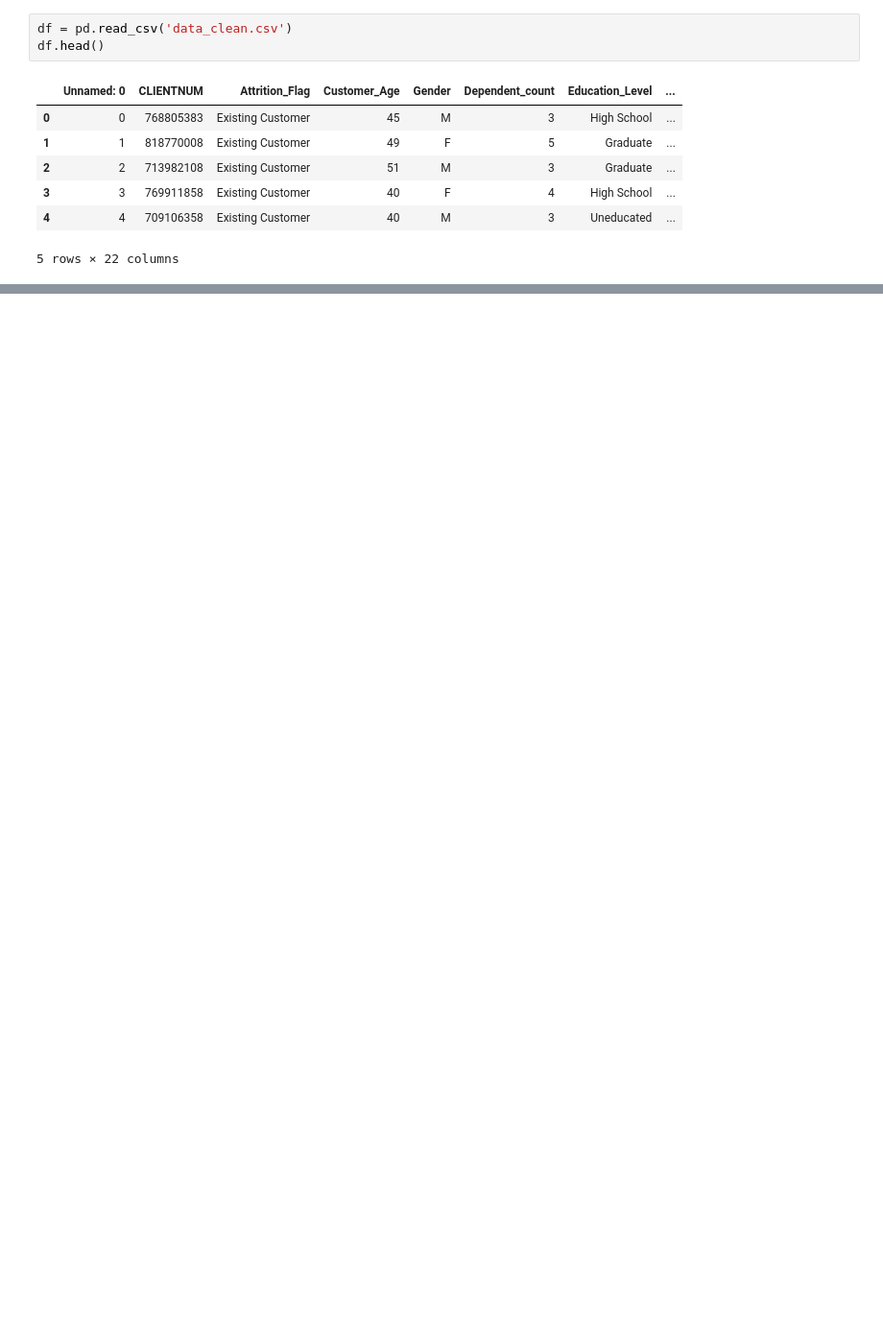
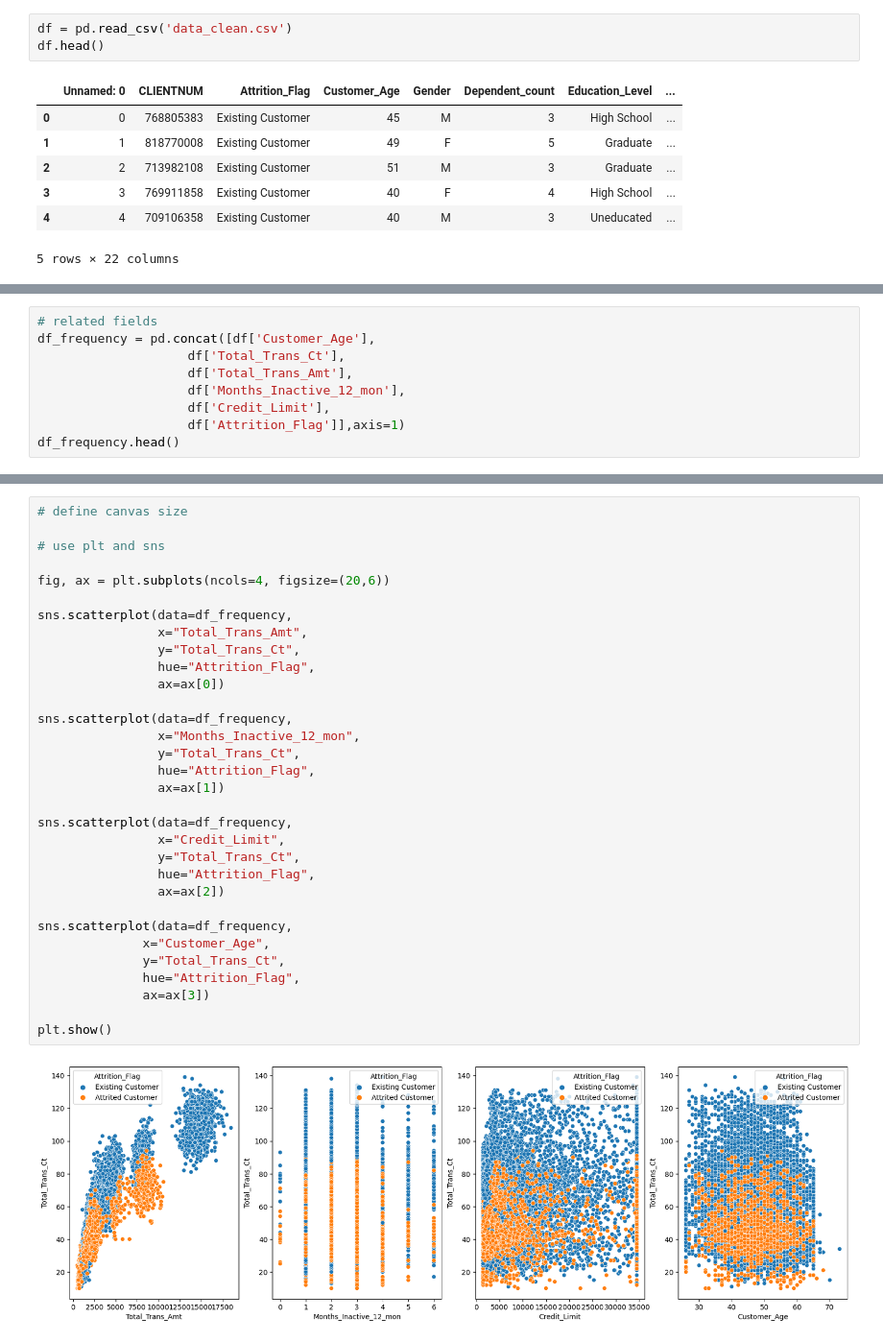
Before and after one commit to NalianLu/Norah_Portfolio, a Jupyter notebook: Project_1_Bank_Churners_Analysis_and_Prediction/2_EDA.ipynb, the cells around one changed output, grey strips where cells are left out. Shown at 96% size. Drawn from its saved outputs; the diff is of its cells as text; blank space fills up the shorter version.

```diff
--- a/Project_1_Bank_Churners_Analysis_and_Prediction/2_EDA.ipynb
+++ b/Project_1_Bank_Churners_Analysis_and_Prediction/2_EDA.ipynb
@@ -17,0 +42,9 @@ df.head()
+# %%
+# related fields
+df_frequency = pd.concat([df['Customer_Age'],
+                    df['Total_Trans_Ct'],
+                    df['Total_Trans_Amt'],
+                    df['Months_Inactive_12_mon'],
+                    df['Credit_Limit'],
+                    df['Attrition_Flag']],axis=1)
+df_frequency.head()
@@ -17,0 +58,34 @@ df.head()
+# %%
+# define canvas size
+
+# use plt and sns
+
+fig, ax = plt.subplots(ncols=4, figsize=(20,6))
+
+sns.scatterplot(data=df_frequency,
+                x="Total_Trans_Amt",
+                y="Total_Trans_Ct",
+                hue="Attrition_Flag",
+                ax=ax[0])
+
+sns.scatterplot(data=df_frequency,
+                x="Months_Inactive_12_mon",
+                y="Total_Trans_Ct",
+                hue="Attrition_Flag",
+                ax=ax[1])
+
+sns.scatterplot(data=df_frequency,
+                x="Credit_Limit",
+                y="Total_Trans_Ct",
+                hue="Attrition_Flag",
+                ax=ax[2])
+
+sns.scatterplot(data=df_frequency,
+              x="Customer_Age",
+              y="Total_Trans_Ct",
+              hue="Attrition_Flag",
+              ax=ax[3])
+
+plt.show()
+# %% [output]
+[figure, added]
```
Also changed, not shown: parts of 22 cells of this notebook.
